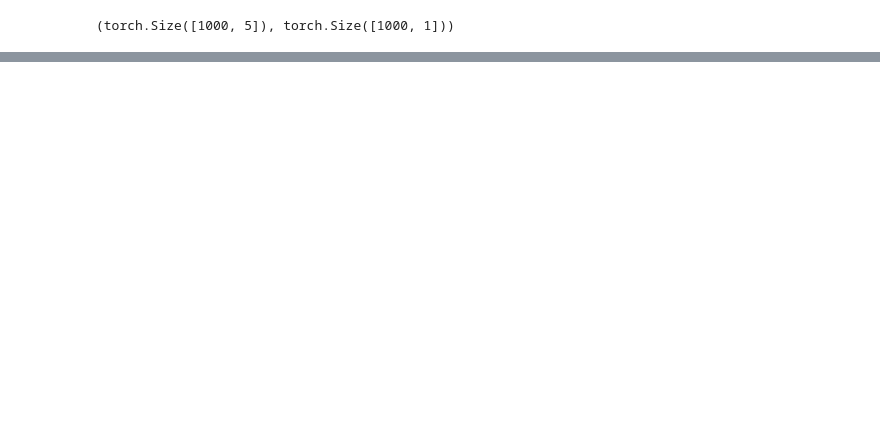
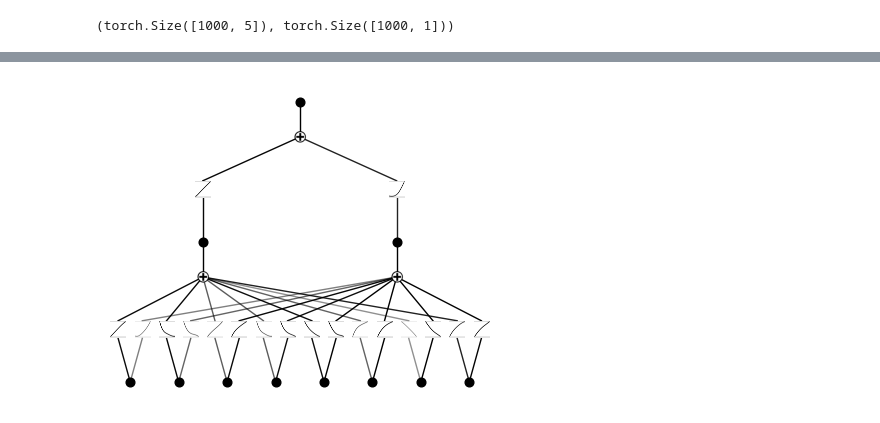
Before and after one commit to shdaig/NexusAriadne, a Jupyter notebook: kan_prod_group.ipynb, the cells around one changed output, grey strips where cells are left out. Saved outputs shown, nothing was run; the diff lists cells and outputs as text; code cells hidden in the pictures; blank space fills up the shorter version.

```diff
--- a/kan_prod_group.ipynb
+++ b/kan_prod_group.ipynb
@@ -212,0 +249,4 @@ act_fun.0.coef tensor([[[-7.3675e-03, -1.2844e-02,  2.3607e-04,  7.0627e-01,  7.
+# %%
+model = nexusKAN(width=[8, 2, 1], grid=5, k=3, seed=42, device=device)
+model(dataset['train_input'])
+model.plot()
@@ -212,0 +329,4 @@ act_fun.0.coef tensor([[[-7.3675e-03, -1.2844e-02,  2.3607e-04,  7.0627e-01,  7.
+# %%
+model.plot()
+# %% [output]
+[figure, added]
```
Also changed, not shown: parts of 15 cells of this notebook, 1 other file.
